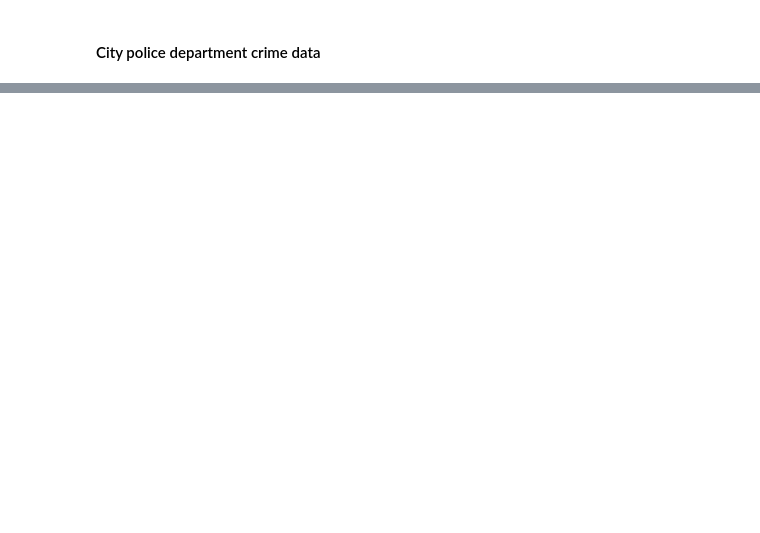
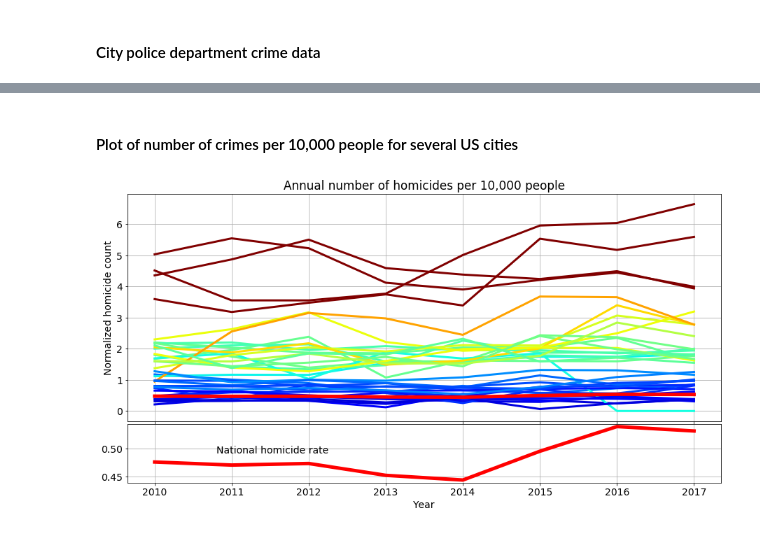
Before and after one commit to pkaercher/TheDataIncubatorProject, a Jupyter notebook: DataIncubatorProject.ipynb, the cells around one changed output, grey strips where cells are left out. Cells and saved outputs as stored; diff of their text form; code cells hidden in the pictures; blank space fills up the shorter version.

```diff
--- a/DataIncubatorProject.ipynb
+++ b/DataIncubatorProject.ipynb
@@ -0,0 +292,4 @@
+# %%
+all_data = all_data_2010_2017[all_data_2010_2017['city']!='Newark']
+all_data.reset_index(drop=True,inplace=True)
+all_data
@@ -537,0 +410,8 @@ group_names
+# %%
+fbi_cities_ucr_since2010 = fbi_cities_ucr[fbi_cities_ucr['data_year']>2009]
+fbi_cities_ucr_since2010 = fbi_cities_ucr_since2010.merge(all_data[['city','year','B01003_001E']],how='left',left_on = ['city','data_year'],\
+                                                       right_on = ['city','year'])
+
+fbi_cities_ucr_since2010.rename({'B01003_001E':'population'},axis=1,inplace=True)
+fbi_cities_ucr_since2010['normalized_actual'] = fbi_cities_ucr_merge['actual']/fbi_cities_ucr_merge['population']*10000
+fbi_cities_ucr_since2010
@@ -537,0 +437,46 @@ group_names
+# %% [markdown]
+#### Plot of number of crimes per 10,000 people for several US cities
+# %%
+plt.figure(figsize=(16,8))
+plt.rcParams.update({'font.size': 14})
+gs = gridspec.GridSpec(20,20)
+
+
+offense = 'homicide'
+
+offense_cities = fbi_cities_ucr_since2010[fbi_cities_ucr_since2010['offense']==offense]
+cities = set(fbi_cities_ucr_since2010['city'])
+colors = [plt.cm.jet(i) for i in np.linspace(0, 0.9, len(cities))]
+
+plt.subplot(gs[0:15,0:19])
+plt.grid()
+
+city_colors = {}
+city_hom_ave = {}
+for city in cities:
+    city_df = offense_cities[offense_cities['city']==city]
+    calc_color = plt.cm.jet(city_df['normalized_actual'].max()/5)
+    city_colors[city] = calc_color
+    city_hom_ave[city] = city_df['normalized_actual'].mean()
+    plt.plot(city_df['data_year'],city_df['normalized_actual'],lw=3,c=calc_color)#,label=city)
+
+plt.plot(fbi_national_ucr_since2010['year'],\
+     fbi_national_ucr_since2010[offense]/fbi_national_ucr_since2010['population']*10000,\
+     color='r',lw=5,label='US')
+
+plt.ylabel('Normalized homicide count')
+plt.title('Annual number of homicides per 10,000 people')
+
+
+plt.subplot(gs[15:19,0:19])
+plt.grid()
+
+plt.plot(fbi_national_ucr_since2010['year'],\
+         fbi_national_ucr_since2010['homicide']/fbi_national_ucr_since2010['population']*10000,\
+         color='r',lw=5)
+plt.xlabel('Year')
+plt.annotate('National homicide rate',xy=(0.15,0.50),xycoords='axes fraction')
+
+# savefig("Annual_homicide_rates.png", dpi=400)
+# %% [output]
+[figure, added]
```
Also changed, not shown: parts of 51 cells of this notebook.
